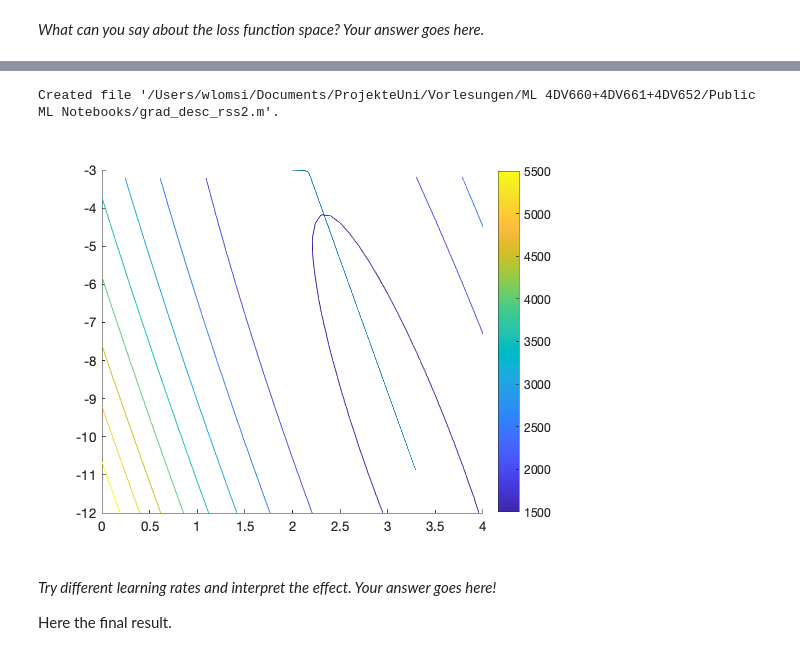
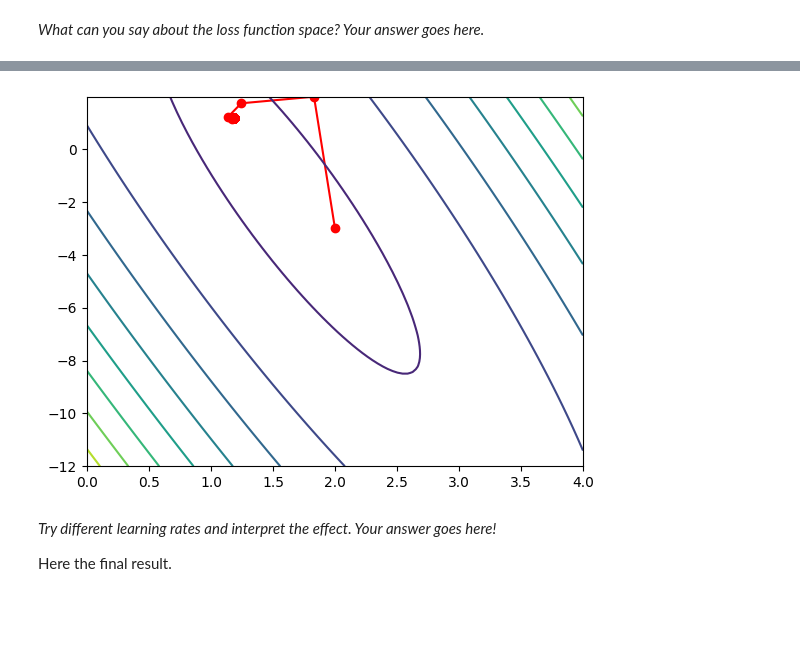
Before and after one commit to kallefrisk/Schoolwork, a Jupyter notebook: Python/DeepLearning/Numerical Linear Regression.ipynb, the cells around one changed output, grey strips where cells are left out. Saved outputs shown, nothing was run; the diff lists cells and outputs as text; code cells hidden in the pictures; blank space fills up the shorter version.

Commit message:
Added demonstration showing how the grad_desc_rss2() function iterates.

```diff
--- a/Python/DeepLearning/Numerical Linear Regression.ipynb
+++ b/Python/DeepLearning/Numerical Linear Regression.ipynb
@@ -246,8 +246,8 @@ def grad_rss2(a, b, X, Y):
         tmp = Y[i] - a*X[i] - b
         grad_a += tmp * X[i]
         grad_b += tmp
-    grad_a *= -2
-    grad_b *= -2
+    grad_a = grad_a * -2
+    grad_b = grad_b * -2
     grad_w = [grad_a, grad_b]
     return grad_w
 # %%
@@ -263,36 +263,37 @@ def grad_desc_rss2(K, a0, b0, X, Y, learning_eps, verbose):
 
     for k in range(K):
         [grad_a, grad_b] = grad_rss2(a[k], b[k], X, Y)
-        a[k+1] -= learning_eps * grad_a
-        b[k+1] -= learning_eps * grad_b
+        a[k+1] = a[k] - learning_eps * grad_a
+        b[k+1] = a[k] - learning_eps * grad_b
 
         if verbose:
             plt.plot([a[k], a[k+1]], [b[k], b[k+1]], "r-")
             plt.plot(a[k+1], b[k+1], "ro")
 
     if verbose:
-        alow = np.min(a, a0-2)
-        ahigh = np.max(a, a0+2)
-        blow = np.min(b, b-9)
-        bhigh = np.max(b, b0)
+        alow = np.min(a)
+        alow = np.min([alow, a0-2])
+        ahigh = np.max(a)
+        ahigh = np.max([ahigh, a0+2])
+        blow = np.min(b)
+        blow = np.min([blow, b0-9])
+        bhigh = np.max(b)
+        bhigh = np.max([bhigh, b0])
         [A, B] = np.meshgrid(np.linspace(alow, ahigh, 100), np.linspace(blow, bhigh, 100))
         plt.contour(A, B, rss2(A, B, X, Y), cmap="viridis")
         plt.show()
 
     return [a, b]
-# %% [output]
-Created file '/Users/wlomsi/Documents/ProjekteUni/Vorlesungen/ML 4DV660+4DV661+4DV652/Public ML Notebooks/grad_desc_rss2.m'.
 # %%
-ff = @(a,b)(grad_rss2(a,b,X,Y));
-K = 1000;
-learning_eps = 0.001;
-%learning_eps = 0.0001;
-%learning_eps = 0.0025;
-%learning_eps = 0.00255;
-[as, bs] = grad_desc_rss2(K, a0, b0, learning_eps, f, ff, true);
-[as, bs].';
+K = 1000
+learning_eps = 0.001
+# learning_eps = 0.0001
+# learning_eps = 0.0025
+# learning_eps = 0.00255
+
+[a, b] = grad_desc_rss2(K, a0, b0, X, Y, learning_eps, verbose=True)
 # %% [output]
-[figure, old version]
+[figure, new version]
 # %% [markdown]
 *Try different learning rates and interpret the effect. Your answer goes here!*
 
```
Also changed, not shown: parts of 2 cells of this notebook.
